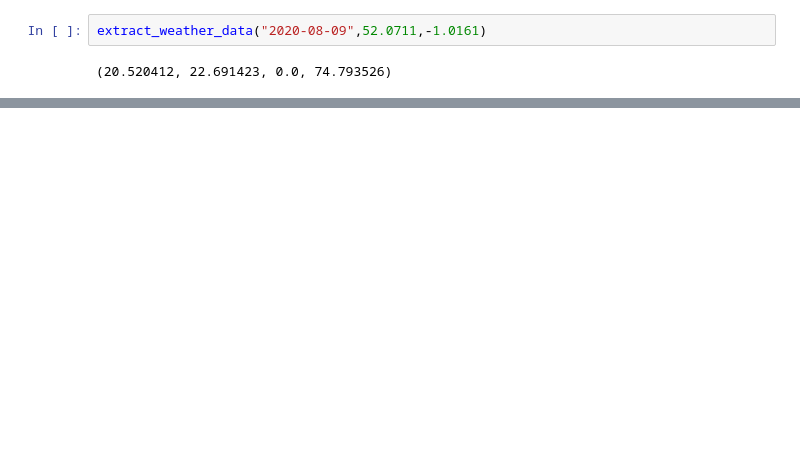
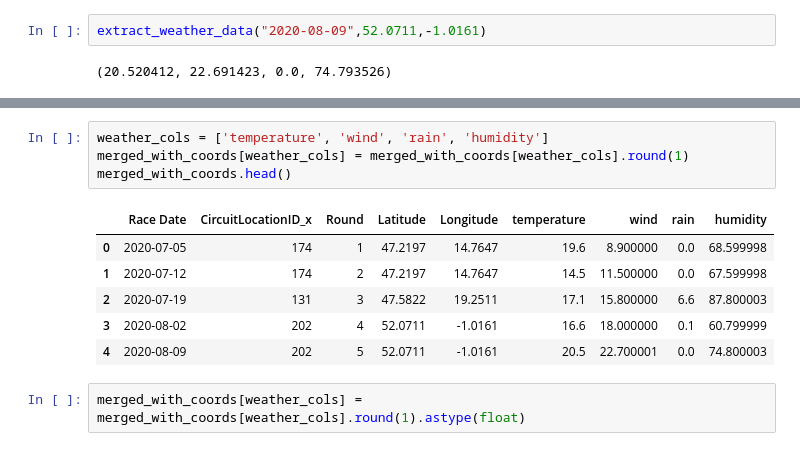
Before and after one commit to michalwietecki/f1-weather-dwh, a Jupyter notebook: results_table_creation.ipynb, the cells around one changed output, grey strips where cells are left out. Cells and saved outputs as stored; diff of their text form; blank space fills up the shorter version.

```diff
--- a/results_table_creation.ipynb
+++ b/results_table_creation.ipynb
@@ -702,0 +763,13 @@ merged[['temperature', 'wind', 'rain','humidity']] = merged.apply(
+# %%
+weather_cols = ['temperature', 'wind', 'rain', 'humidity']
+merged_with_coords[weather_cols] = merged_with_coords[weather_cols].round(1)
+merged_with_coords.head()
+# %% [output]
+|  | Race Date | CircuitLocationID_x | Round | Latitude | Longitude | temperature | wind | rain | humidity |
+| 0 | 2020-07-05 | 174 | 1 | 47.2197 | 14.7647 | 19.6 | 8.900000 | 0.0 | 68.599998 |
+| 1 | 2020-07-12 | 174 | 2 | 47.2197 | 14.7647 | 14.5 | 11.500000 | 0.0 | 67.599998 |
+| 2 | 2020-07-19 | 131 | 3 | 47.5822 | 19.2511 | 17.1 | 15.800000 | 6.6 | 87.800003 |
+| 3 | 2020-08-02 | 202 | 4 | 52.0711 | -1.0161 | 16.6 | 18.000000 | 0.1 | 60.799999 |
+| 4 | 2020-08-09 | 202 | 5 | 52.0711 | -1.0161 | 20.5 | 22.700001 | 0.0 | 74.800003 |
+# %%
+merged_with_coords[weather_cols] = merged_with_coords[weather_cols].round(1).astype(float)
```
Also changed, not shown: parts of 11 cells of this notebook, 1 other file.
